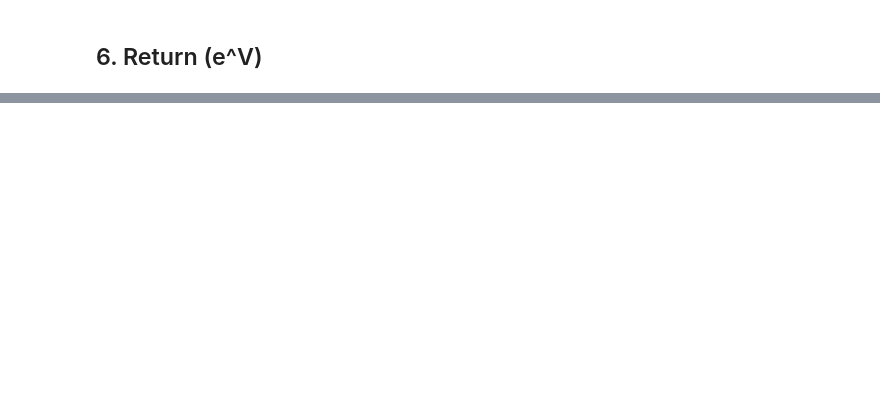
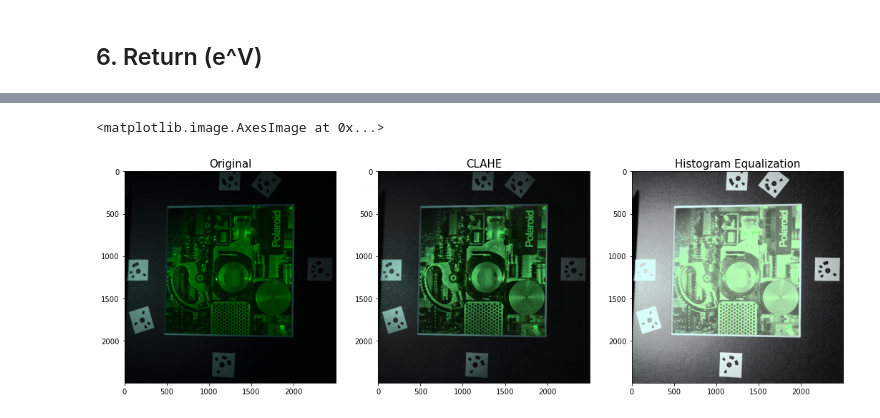
Before and after one commit to cjw531/neural-rendering, a Jupyter notebook: quantitative_measures/polaroid_equalization.ipynb, the cells around one changed output, grey strips where cells are left out. Drawn from its saved outputs; the diff is of its cells as text; code cells hidden in the pictures; blank space fills up the shorter version.

```diff
--- a/quantitative_measures/polaroid_equalization.ipynb
+++ b/quantitative_measures/polaroid_equalization.ipynb
@@ -179,0 +172,27 @@ plt.imshow(temp)
+# %%
+img_path = '../../img_dataset/polaroid_crop/images/911A8044.png'
+img = cv2.imread(img_path)
+
+# apply CLAHE: https://stackoverflow.com/a/47370615
+lab = cv2.cvtColor(img, cv2.COLOR_BGR2LAB)
+lab_planes = cv2.split(lab)
+clahe = cv2.createCLAHE(clipLimit=2.0)
+lab_planes[0] = clahe.apply(lab_planes[0])
+lab = cv2.merge(lab_planes)
+bgr = cv2.cvtColor(lab, cv2.COLOR_LAB2BGR)
+
+# equalize histogram: https://stackoverflow.com/a/38312281
+img_yuv = cv2.cvtColor(img, cv2.COLOR_BGR2YUV)
+img_yuv[:,:,0] = cv2.equalizeHist(img_yuv[:,:,0])
+img_output = cv2.cvtColor(img_yuv, cv2.COLOR_YUV2BGR)
+
+f, ax = plt.subplots(1, 3, figsize=(18, 6))
+ax[0].set_title(f'Original', fontsize = 15)
+ax[0].imshow(img)
+ax[1].set_title(f'CLAHE', fontsize = 15)
+ax[1].imshow(bgr)
+ax[2].set_title(f'Histogram Equalization', fontsize = 15)
+ax[2].imshow(img_output)
+# %% [output]
+<matplotlib.image.AxesImage at 0x...>
+[figure, added]
```
Also changed, not shown: parts of 7 cells of this notebook.
